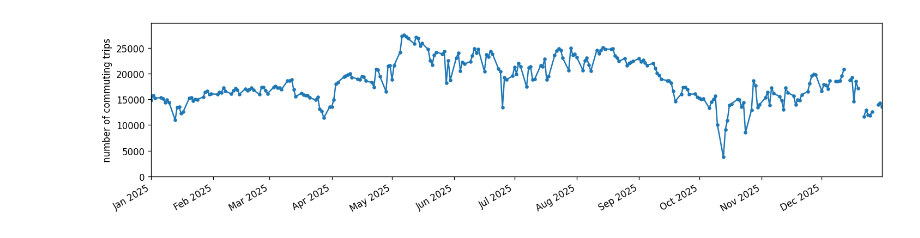
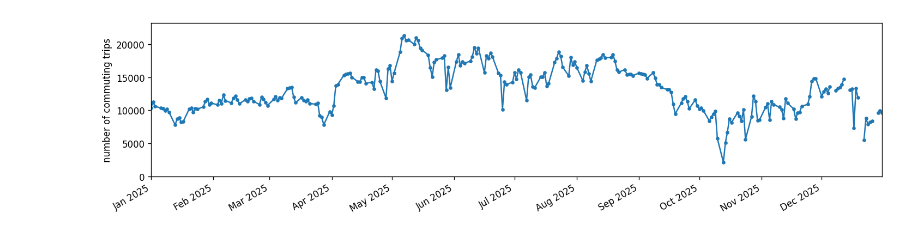
Before and after one commit to ANETILab/wp7_data_processing, a Jupyter notebook: src/13_analyze.ipynb, the cells around one changed output. Drawn from its saved outputs; the diff is of its cells as text; code cells hidden in the pictures.

Commit message:
Use evaluation GH-27

```diff
--- a/src/13_analyze.ipynb
+++ b/src/13_analyze.ipynb
@@ -24,5 +25,5 @@ AGGREGATION = "device"  # device | trip
 DIR = f"{config['dirs']['output']}/{config['city']}"
 # %%
 daily_comm = pl.read_csv(
-    f"{DIR}/dynamic_commuting/{RES}/{AGGREGATION}/daily_commuting.csv"
+    f"{DIR}/dynamic_commuting/{RES}/{AGGREGATION}/{EVALUATION}/daily_commuting.csv"
 )
@@ -42,20 +60,20 @@ to_plot = (
 # %%
 fig, ax = plt.subplots(layout="constrained", dpi=120, figsize=(12, 3))
 to_plot[to_plot["day"] >= "2025-01-01"].plot(
     ax=ax, x="day", y="count", legend=False, marker="."
 )
 ax.margins(0, 0.1)
 ax.set_ylim(bottom=0)
 ax.set_xlabel("")
 ax.set_ylabel("number of commuting trips")
 
 ax.xaxis.set_major_locator(mdates.MonthLocator(bymonthday=1))
 ax.xaxis.set_major_formatter(mdates.DateFormatter("%b %Y"))
 fig.autofmt_xdate()
 for i in ["png"]:
     fig.savefig(
-        f"../docs/figures/daily_commutings_2025.{i}",
+        f"../docs/figures/{EVALUATION}_daily_commutings_2025.{i}",
         metadata=plotting_config["metadata"][i],
     )
 # %% [output]
-[figure, old version]
+[figure, new version]
```
Also changed, not shown: parts of 2 cells of this notebook.
